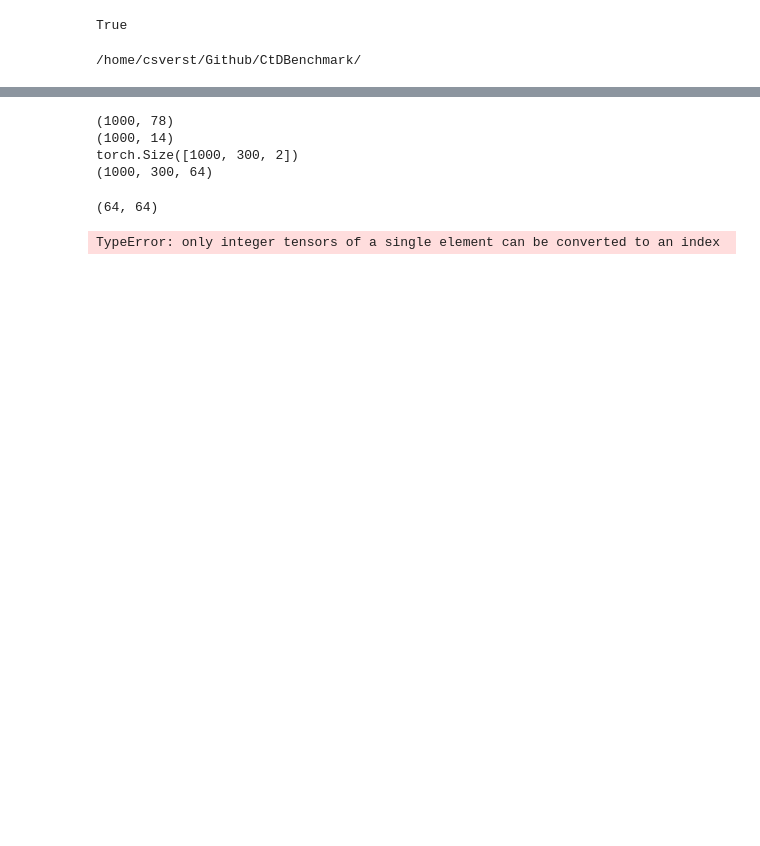
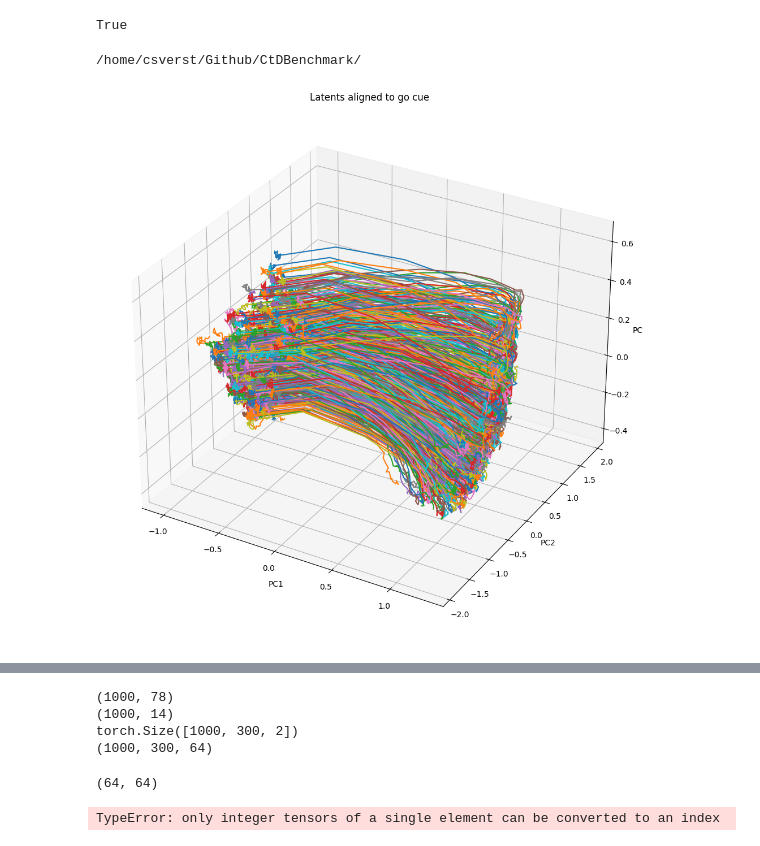
Before and after one commit to snel-repo/ComputationThruDynamicsBenchmark, a Jupyter notebook: examples/figures/Fig3/Figure3RandomTarget.ipynb, the cells around one changed output, grey strips where cells are left out. Cells and saved outputs as stored; diff of their text form; code cells hidden in the pictures; blank space fills up the shorter version.

```diff
--- a/examples/figures/Fig3/Figure3RandomTarget.ipynb
+++ b/examples/figures/Fig3/Figure3RandomTarget.ipynb
@@ -16,14 +16,17 @@ True
 # %%
 HOME_DIR = os.environ['HOME_DIR']
 print(HOME_DIR)
 
 pathTT = HOME_DIR + 'content/trained_models/task-trained/20240419_RandomTarget_NoisyGRU_Final/max_epochs=1500 latent_size=64 seed=0/'
 an_TT = TT_RandomTarget(run_name = "TT", filepath = pathTT)
 
 # pathDT = pathTT + "20240402_NBFF_LFADS_DT_WDecay_Sweep2/gen_model=GRU_RNN prefix=20240328_NBFF_GRU_Final seed=0 max_epochs=1500 weight_decay=0.001/"
 # an_DT = Analysis_DT(run_name = "DT", filepath = pathDT, model_type = "LFADS")
+# an_TT.generate_latent_video(dims_by= "PCA")
+an_TT.plot_latents_aligned_video()
 # %% [output]
 /home/csverst/Github/CtDBenchmark/
+[figure, added]
 # %%
 tt_fps = an_TT.compute_coupled_FPs(
     learning_rate=5e-3,
```
Also changed, not shown: parts of 5 cells of this notebook, 8 other files.
